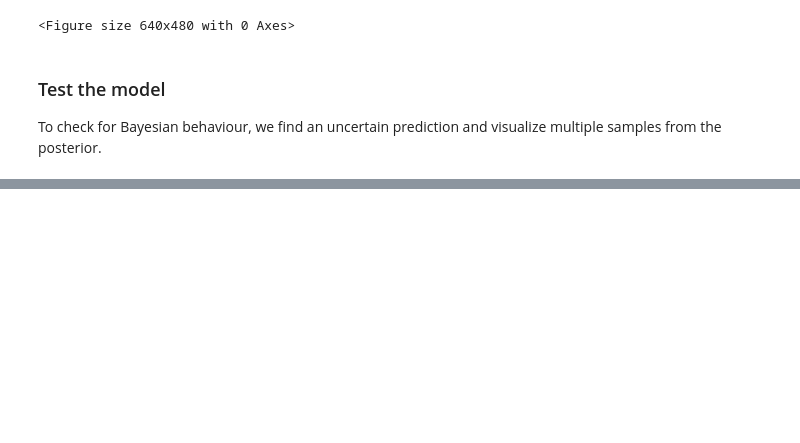
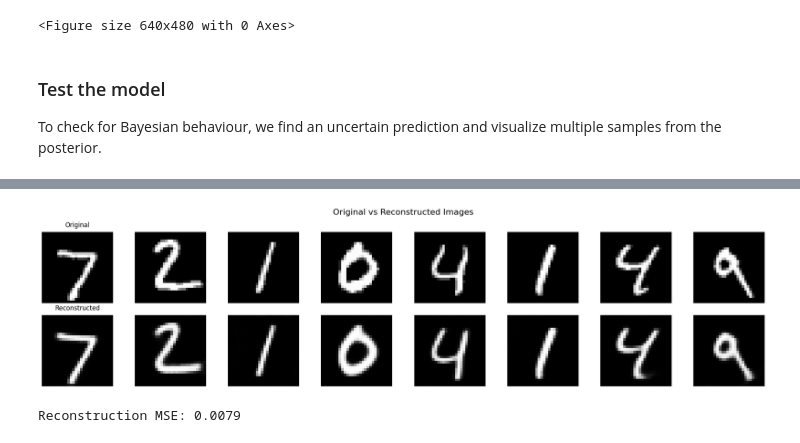
Before and after one commit to confinlay/Bayesian-CE, a Jupyter notebook: MyImplementation/training_notebooks/train-BLL.ipynb, the cells around one changed output, grey strips where cells are left out. Saved outputs shown, nothing was run; the diff lists cells and outputs as text; code cells hidden in the pictures; blank space fills up the shorter version.

```diff
--- a/MyImplementation/training_notebooks/train-BLL.ipynb
+++ b/MyImplementation/training_notebooks/train-BLL.ipynb
@@ -328,7 +341,7 @@ os.environ['PYTORCH_ENABLE_MPS_FALLBACK'] = '1'
 
 bll_vi = BayesianLastLayerVI(
     backbone=backbone,
-    input_dim=256,  # Matches backbone's encoder output
+    input_dim=cfg.latent_dim,  # Matches backbone's encoder output
     output_dim=10,  # MNIST classes
     prior_mu=0.0,
     prior_sigma=0.1,
@@ -450 +463,41 @@ plt.show()
 [figure]
+# %%
+# Get test images
+test_images, test_labels = next(iter(testloader))
+test_images = test_images.to(cfg.device)
+
+# Get reconstructions using the classifier and decoder
+with torch.no_grad():
+    # Get latent representations from classifier
+    latent_reps, _ = backbone(test_images)  # Returns (latent_rep, logits)
+    # Reconstruct using decoder
+    reconstructions = decoder(latent_reps)
+
+# Plot original and reconstructed images
+fig, axes = plt.subplots(2, 8, figsize=(20, 5))
+fig.suptitle('Original vs Reconstructed Images', fontsize=16)
+
+# Plot original images
+for i in range(8):
+    axes[0,i].imshow(test_images[i].cpu().squeeze(), cmap='gray')
+    axes[0,i].axis('off')
+    if i == 0:
+        axes[0,i].set_title('Original', pad=10)
+
+# Plot reconstructions
+for i in range(8):
+    axes[1,i].imshow(reconstructions[i].cpu().squeeze(), cmap='gray')
+    axes[1,i].axis('off')
+    if i == 0:
+        axes[1,i].set_title('Reconstructed', pad=10)
+
+plt.tight_layout()
+plt.show()
+
+# Optionally, calculate reconstruction error
+mse = nn.MSELoss()
+recon_error = mse(reconstructions, test_images)
+print(f'Reconstruction MSE: {recon_error.item():.4f}')
+# %% [output]
+[figure, added]
+Reconstruction MSE: 0.0079
```
Also changed, not shown: parts of 8 cells of this notebook, 14 other files.
